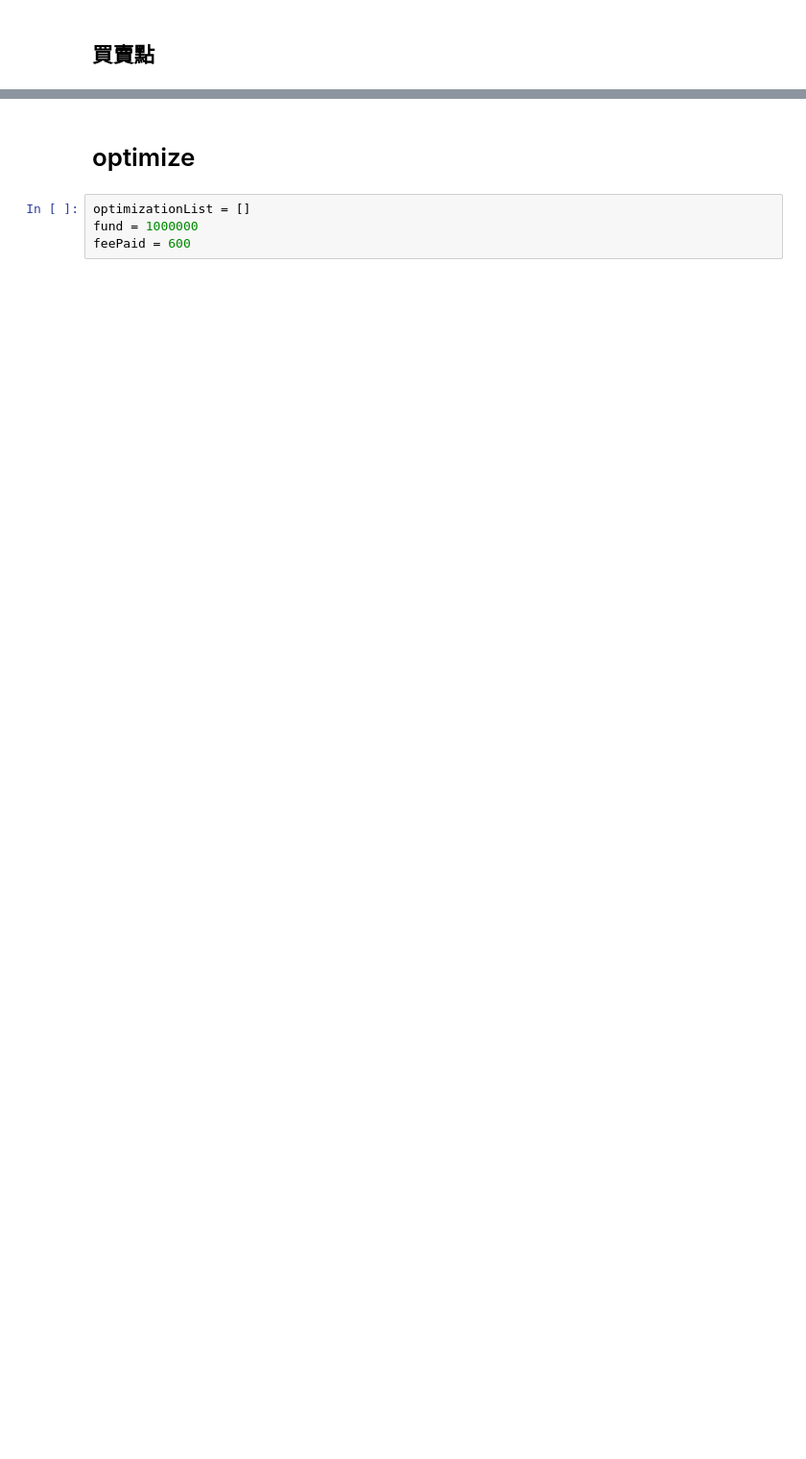
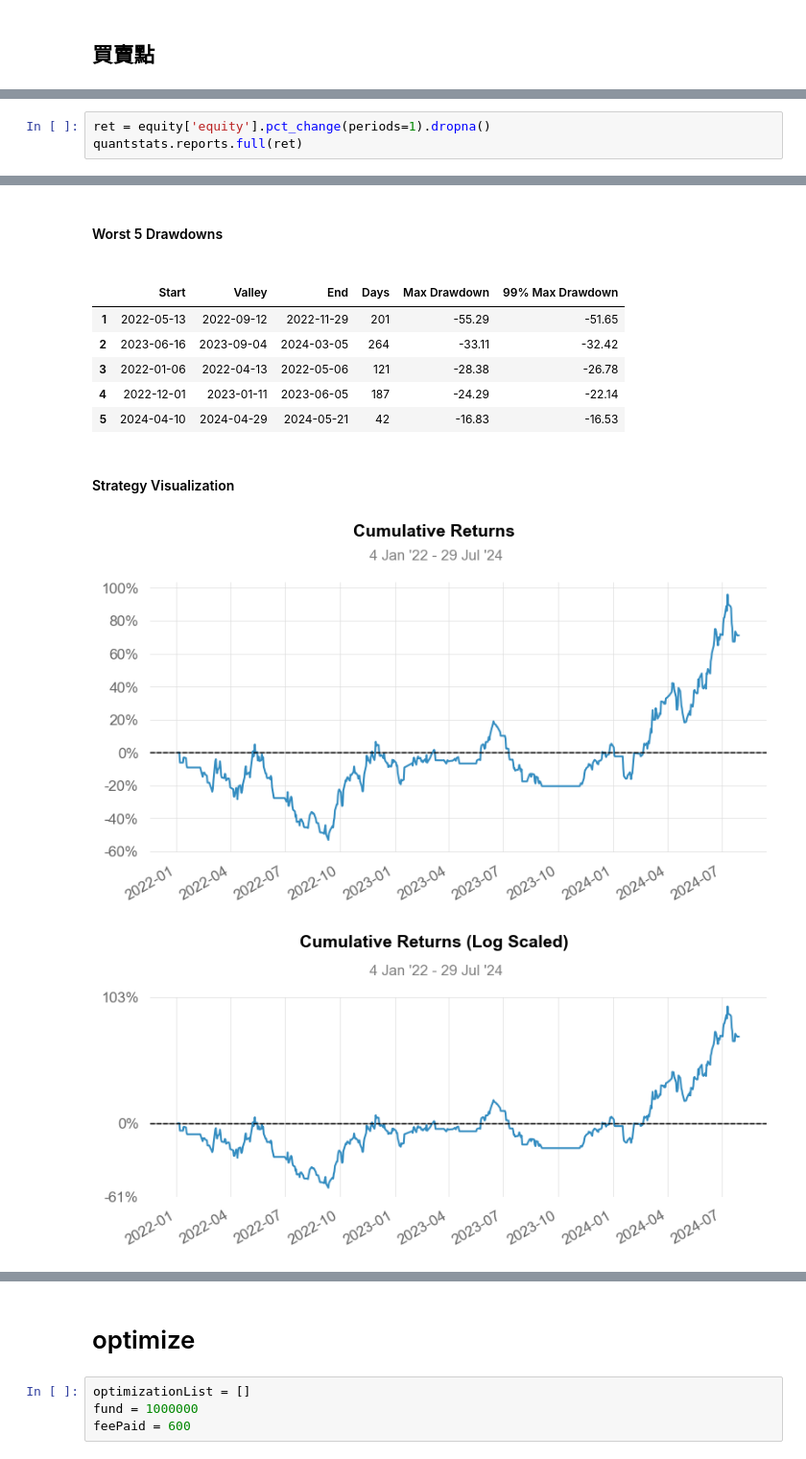
Before and after one commit to Xin95172/Quant_idea, a Jupyter notebook: llt.ipynb, the cells around one changed output, grey strips where cells are left out. Shown at 96% size. Drawn from its saved outputs; the diff is of its cells as text; blank space fills up the shorter version.

```diff
--- a/llt.ipynb
+++ b/llt.ipynb
@@ -402,0 +414,4 @@ df.to_csv('data.csv')
+# %%
+ret = equity['equity'].pct_change(periods=1).dropna()
+quantstats.reports.full(ret)
+# %% [output]
@@ -402,0 +437,10 @@ df.to_csv('data.csv')
+Worst 5 Drawdowns
+|  | Start | Valley | End | Days | Max Drawdown | 99% Max Drawdown |
+| 1 | 2022-05-13 | 2022-09-12 | 2022-11-29 | 201 | -55.29 | -51.65 |
+| 2 | 2023-06-16 | 2023-09-04 | 2024-03-05 | 264 | -33.11 | -32.42 |
+| 3 | 2022-01-06 | 2022-04-13 | 2022-05-06 | 121 | -28.38 | -26.78 |
+| 4 | 2022-12-01 | 2023-01-11 | 2023-06-05 | 187 | -24.29 | -22.14 |
+| 5 | 2024-04-10 | 2024-04-29 | 2024-05-21 | 42 | -16.83 | -16.53 |
+Strategy Visualization
+[figure, added]
+[figure, added]
```
Also changed, not shown: parts of 12 cells of this notebook, 3 other files.
